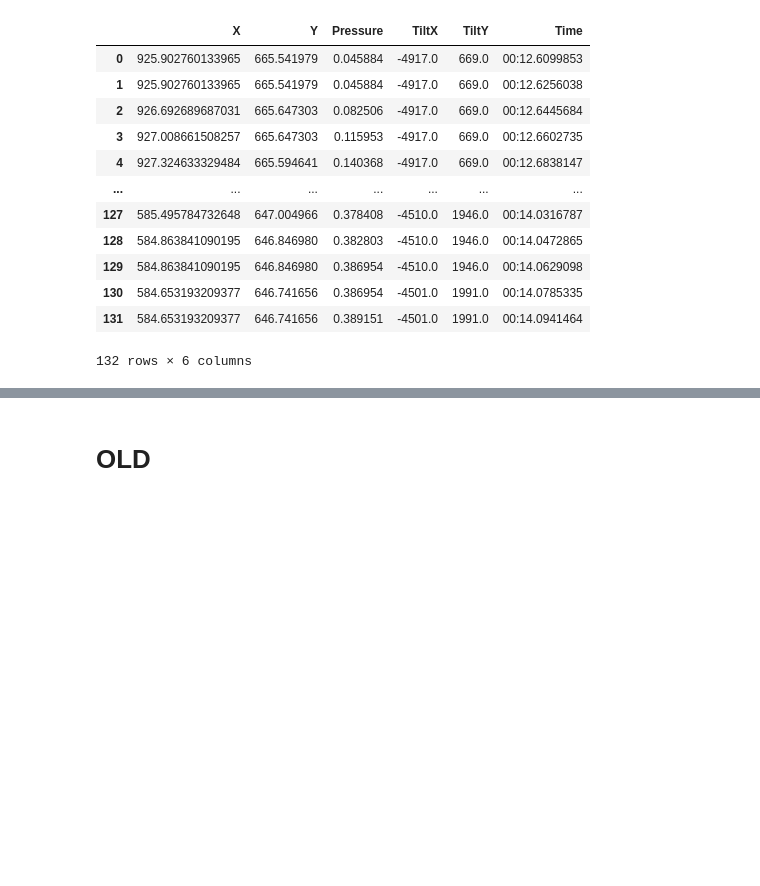
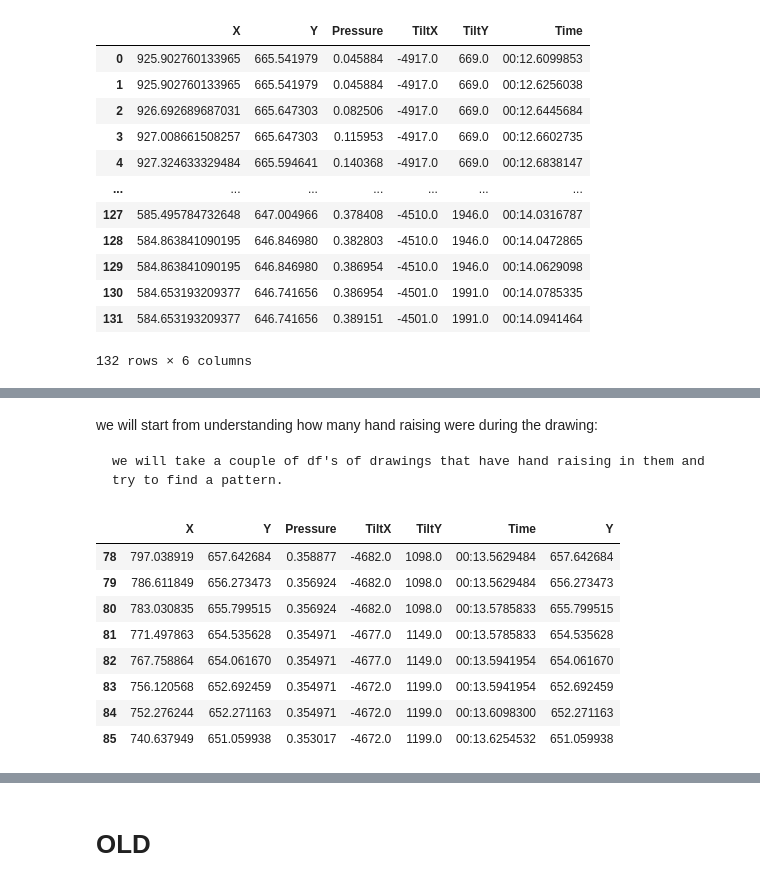
Before and after one commit to BabyBlue555/firstYear_semB_project, a Jupyter notebook: task4.ipynb, the cells around one changed output, grey strips where cells are left out. Drawn from its saved outputs; the diff is of its cells as text; code cells hidden in the pictures; blank space fills up the shorter version.

```diff
--- a/task4.ipynb
+++ b/task4.ipynb
@@ -48,0 +243,4 @@ NameError: name 'df_time' is not defined
+# %% [markdown]
+we will start from understanding how many hand raising were during the drawing:
+
+    we will take a couple of df's of drawings that have hand raising in them and try to find a pattern.
@@ -48,0 +257,15 @@ NameError: name 'df_time' is not defined
+# %%
+# first drawing
+df1[1].dtypes
+# we see a
+df1[1][(df1[1]['X']>700)& (df1[1]['X']<800) & (df1[1]['Y']>650) & (df1[1]['Y']<660)]
+# %% [output]
+|  | X | Y | Pressure | TiltX | TiltY | Time | Y |
+| 78 | 797.038919 | 657.642684 | 0.358877 | -4682.0 | 1098.0 | 00:13.5629484 | 657.642684 |
+| 79 | 786.611849 | 656.273473 | 0.356924 | -4682.0 | 1098.0 | 00:13.5629484 | 656.273473 |
+| 80 | 783.030835 | 655.799515 | 0.356924 | -4682.0 | 1098.0 | 00:13.5785833 | 655.799515 |
+| 81 | 771.497863 | 654.535628 | 0.354971 | -4677.0 | 1149.0 | 00:13.5785833 | 654.535628 |
+| 82 | 767.758864 | 654.061670 | 0.354971 | -4677.0 | 1149.0 | 00:13.5941954 | 654.061670 |
+| 83 | 756.120568 | 652.692459 | 0.354971 | -4672.0 | 1199.0 | 00:13.5941954 | 652.692459 |
+| 84 | 752.276244 | 652.271163 | 0.354971 | -4672.0 | 1199.0 | 00:13.6098300 | 652.271163 |
+| 85 | 740.637949 | 651.059938 | 0.353017 | -4672.0 | 1199.0 | 00:13.6254532 | 651.059938 |
```
Also changed, not shown: parts of 38 cells of this notebook.
